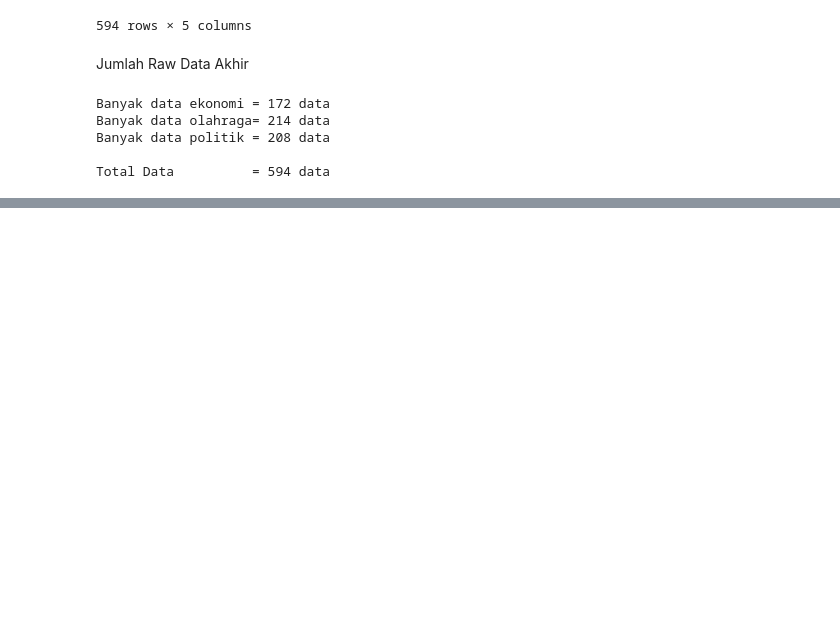
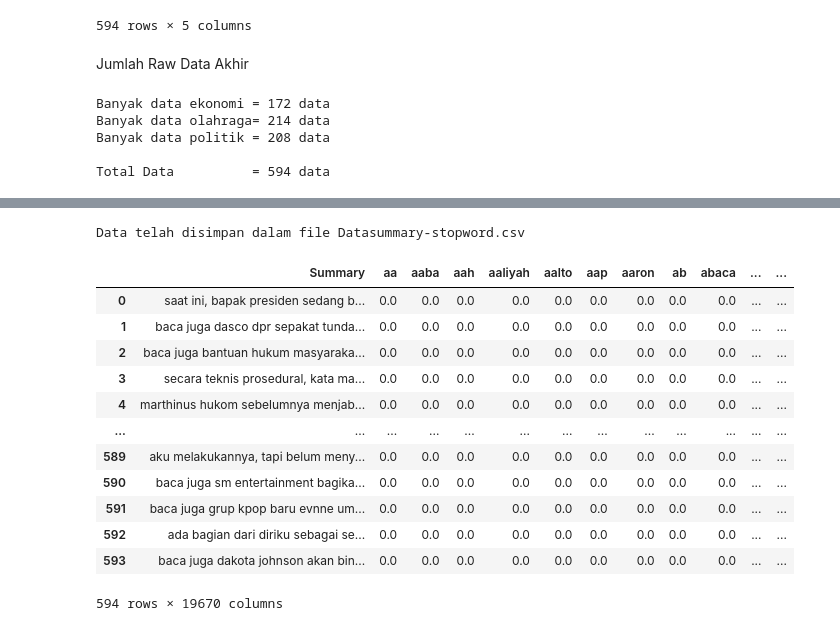
Before and after one commit to SalmatulFarida/PPW, a Jupyter notebook: _sources/Preprocessing Berita UAS.ipynb, the cells around one changed output, grey strips where cells are left out. Drawn from its saved outputs; the diff is of its cells as text; code cells hidden in the pictures; blank space fills up the shorter version.

```diff
--- a/_sources/Preprocessing Berita UAS.ipynb
+++ b/_sources/Preprocessing Berita UAS.ipynb
@@ -273,0 +478,7 @@ Name: stopword, Length: 594, dtype: object
+# %%
+import string
+
+
+dtsummary['summary_punct'] = dtsummary['Summary'].str.replace('[{}]'.format(string.punctuation), '').str.lower()
+
+dtsummary['summary_punct'] = dtsummary['summary_punct'].str.replace('\d+', '', regex=True)
@@ -273,0 +519,7 @@ Name: stopword, Length: 594, dtype: object
+# %%
+# Inisialisasi kamus stop words dari NLTK
+stop_words = set(stopwords.words('indonesian'))  # Inisialisasi kamus stop words
+
+# Menghapus stop words dari kolom 'Sumary'
+for stop_word in stop_words:
+  dtsummary['summary_stopwords'] = dtsummary['summary_punct'].str.replace(rf'\b{stop_word}\b', '', regex=True) #rf untuk formating string
@@ -273,0 +542,3 @@ Name: stopword, Length: 594, dtype: object
+# %%
+dtsummary['summary_tokens'] = dtsummary['summary_stopwords'].apply(word_tokenize)
+dtsummary
@@ -273,0 +559,3 @@ Name: stopword, Length: 594, dtype: object
+# %%
+# menggabungkan kata
+dtsummary['summary_final'] = dtsummary['summary_tokens'].apply(lambda x: ' '.join(x))
@@ -273,0 +578,50 @@ Name: stopword, Length: 594, dtype: object
+# %%
+import csv
+
+datassummary = []
+for i in range(len(summary)):
+    ex_summary = summary[i]
+    hasil = " ".join(ex_summary)
+    datassummary.append({
+        'Summary': hasil,
+        'Label': df['Label'][i]
+    })
+
+# Menyimpan data dalam bentuk CSV
+csv_filename = 'Datasummary-stopword.csv'
+fieldnames = ['Summary', 'Label']
+
+with open(csv_filename, 'w', newline='', encoding='utf-8') as csv_file:
+    csv_writer = csv.DictWriter(csv_file, fieldnames=fieldnames)
+    csv_writer.writeheader()
+
+    for entry in datassummary:
+        csv_writer.writerow(entry)
+
+print(f"Data telah disimpan dalam file {csv_filename}")
+# %% [output]
+Data telah disimpan dalam file Datasummary-stopword.csv
+# %%
+from sklearn.feature_extraction.text import TfidfVectorizer
+summ_tfidf_vectorizer = TfidfVectorizer()
+
+summ_tfidf_matrix = summ_tfidf_vectorizer.fit_transform(dtsummary['summary_final'])
+
+summ_tfidf_df = pd.DataFrame(summ_tfidf_matrix.toarray(),columns=summ_tfidf_vectorizer.get_feature_names_out())
+summ_tfidf_df = pd.concat([dtsummary['Summary'],summ_tfidf_df,dtsummary['Label']],axis=1)
+
+summ_tfidf_df
+# %% [output]
+|  | Summary | aa | aaba | aah | aaliyah | aalto | aap | aaron | ab | abaca | ... | ... |
+| 0 | saat ini, bapak presiden sedang b... | 0.0 | 0.0 | 0.0 | 0.0 | 0.0 | 0.0 | 0.0 | 0.0 | 0.0 | ... | ... |
+| 1 | baca juga dasco dpr sepakat tunda... | 0.0 | 0.0 | 0.0 | 0.0 | 0.0 | 0.0 | 0.0 | 0.0 | 0.0 | ... | ... |
+| 2 | baca juga bantuan hukum masyaraka... | 0.0 | 0.0 | 0.0 | 0.0 | 0.0 | 0.0 | 0.0 | 0.0 | 0.0 | ... | ... |
+| 3 | secara teknis prosedural, kata ma... | 0.0 | 0.0 | 0.0 | 0.0 | 0.0 | 0.0 | 0.0 | 0.0 | 0.0 | ... | ... |
+| 4 | marthinus hukom sebelumnya menjab... | 0.0 | 0.0 | 0.0 | 0.0 | 0.0 | 0.0 | 0.0 | 0.0 | 0.0 | ... | ... |
+| ... | ... | ... | ... | ... | ... | ... | ... | ... | ... | ... | ... | ... |
+| 589 | aku melakukannya, tapi belum meny... | 0.0 | 0.0 | 0.0 | 0.0 | 0.0 | 0.0 | 0.0 | 0.0 | 0.0 | ... | ... |
+| 590 | baca juga sm entertainment bagika... | 0.0 | 0.0 | 0.0 | 0.0 | 0.0 | 0.0 | 0.0 | 0.0 | 0.0 | ... | ... |
+| 591 | baca juga grup kpop baru evnne um... | 0.0 | 0.0 | 0.0 | 0.0 | 0.0 | 0.0 | 0.0 | 0.0 | 0.0 | ... | ... |
+| 592 | ada bagian dari diriku sebagai se... | 0.0 | 0.0 | 0.0 | 0.0 | 0.0 | 0.0 | 0.0 | 0.0 | 0.0 | ... | ... |
+| 593 | baca juga dakota johnson akan bin... | 0.0 | 0.0 | 0.0 | 0.0 | 0.0 | 0.0 | 0.0 | 0.0 | 0.0 | ... | ... |
+594 rows × 19670 columns
```
Also changed, not shown: parts of 55 cells of this notebook, 17 other files.
